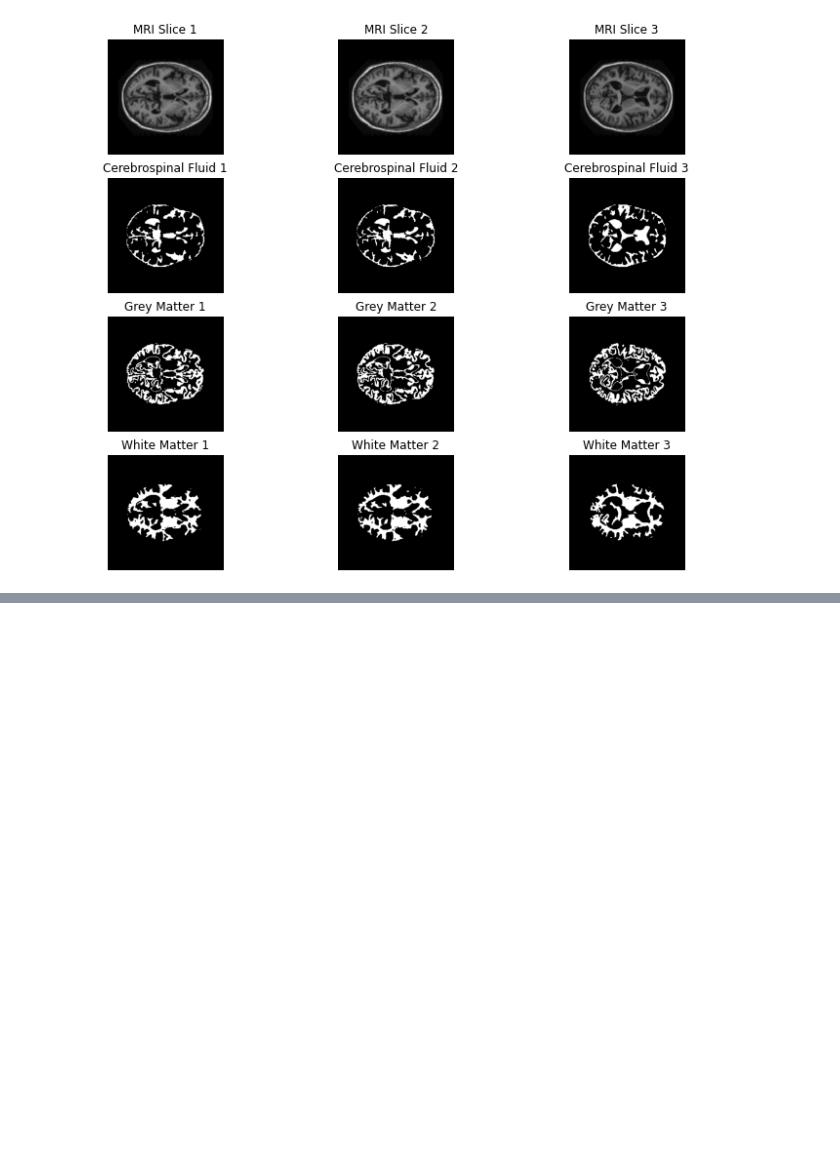
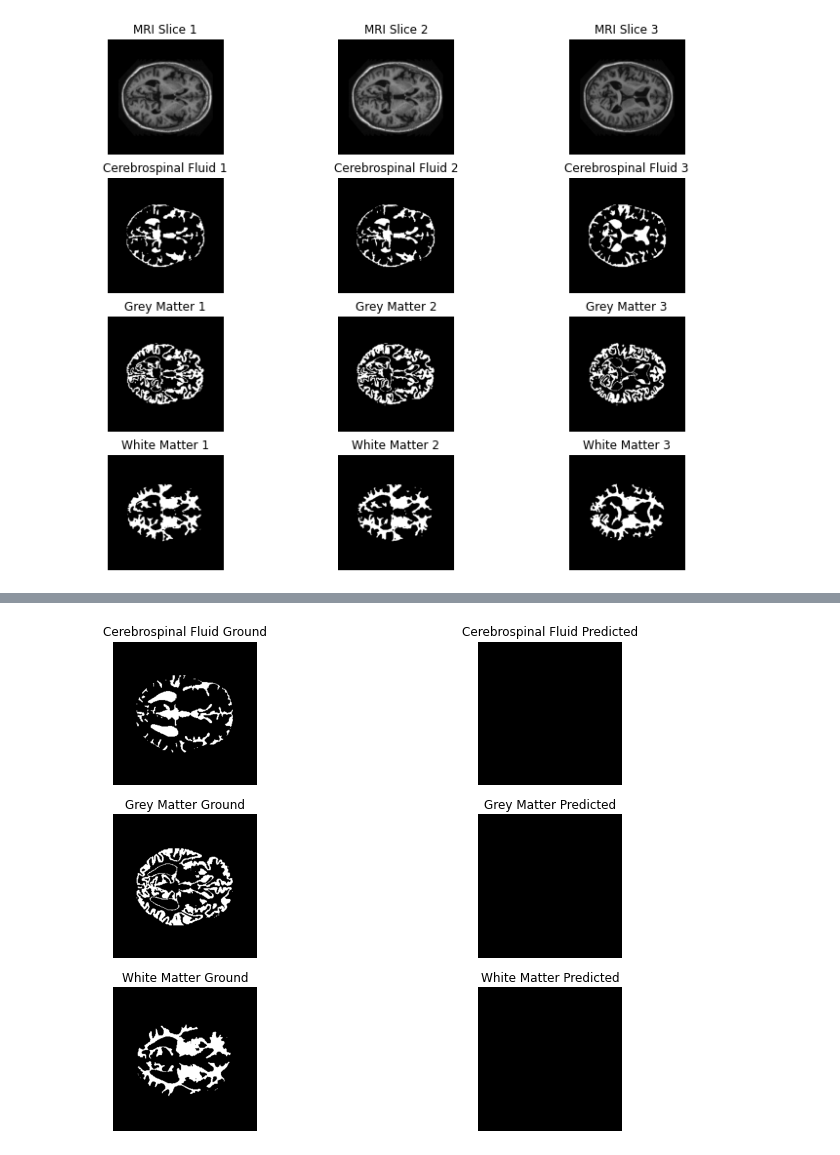
Before and after one commit to sambethune/pattern_analysis, a Jupyter notebook: demo_sheet_2/OASIS.ipynb, the cells around one changed output, grey strips where cells are left out. Saved outputs shown, nothing was run; the diff lists cells and outputs as text; code cells hidden in the pictures; blank space fills up the shorter version.

```diff
--- a/demo_sheet_2/OASIS.ipynb
+++ b/demo_sheet_2/OASIS.ipynb
@@ -148,6 +164,6 @@ Trainable params: 72,724
 Non-trainable params: 0
 _________________________________________________________________
 # %%
-history = simple_model.fit(data_dict['train'].batch(30), epochs=3,
-                    validation_data=data_dict['validate'].batch(30), verbose=1)
+history = simple_model.fit(data_dict['train'].batch(10), epochs=1,
+                    validation_data=data_dict['validate'].batch(10), verbose=1)
 # %% [output]
@@ -184,3 +197,10 @@ plt.show()
+# %%
+def smoothed_jaccard_distance(y_ground, y_predicted, smoothing=100):
+    intersection = backend.sum(backend.abs(y_ground*y_predicted), axis=-1)
+    union = backend.sum(backend.abs(y_ground) + backend.abs(y_predicted), axis=-1)
+    jaccard_index = (intersection + smoothing)/(union - intersection + smoothing)
+
+    return (1 - jaccard_index)*smoothing
 # %%
 class My_Larger_Model(tf.keras.Model):
     def __init__(self):
@@ -221,10 +237,10 @@ class My_Larger_Model(tf.keras.Model):
 # %%
 larger_model = My_Larger_Model()
 
-my_opt = adam(lr=5*10**-4)
+my_opt = adam(lr=10**-3)
 
 larger_model.compile(optimizer=my_opt,
-              loss=tf.keras.losses.CategoricalCrossentropy(from_logits=True),
+              loss=smoothed_jaccard_distance,
               metrics=[tf.keras.metrics.MeanIoU(num_classes=4)])
 
 larger_model.build(input_shape=(None, 256, 256, 1))
@@ -249,7 +265,7 @@ Trainable params: 8,556,548
 Non-trainable params: 0
 _________________________________________________________________
 # %%
-history = larger_model.fit(data_dict['train'].batch(10), epochs=10,
+history = larger_model.fit(data_dict['train'].batch(10), epochs=5,
                     validation_data=data_dict['validate'].batch(10), verbose=1)
 # %% [output]
 Train for 967 steps, validate for 112 steps
@@ -256,0 +282,23 @@ Epoch 1/10
+# %%
+test_x, test_y_ground = next(iter(data_dict['validate'].batch(1)))
+
+test_y_ground = tf.reshape(test_y_ground, [256, 256, 4])
+
+test_y_predict = larger_model.predict(test_x)
+test_y_predict = tf.reshape(test_y_predict, [256, 256, 4])
+
+fig, ax = plt.subplots(nrows=3, ncols=2, figsize=(12, 9))
+labels = ['Cerebrospinal Fluid ', 'Grey Matter ', 'White Matter ']
+
+for i in range(3):
+    ax[i][0].imshow(test_y_ground[:, :, i+1], cmap='gray')
+    ax[i][0].axis('off')
+    ax[i][0].set_title(labels[i] + 'Ground')
+
+    ax[i][1].imshow(test_y_predict[:, :, i+1], cmap='gray')
+    ax[i][1].axis('off')
+    ax[i][1].set_title(labels[i] + 'Predicted')
+
+plt.show()
+# %% [output]
+[figure, added]
```
Also changed, not shown: parts of 13 cells of this notebook, 1 other file.
